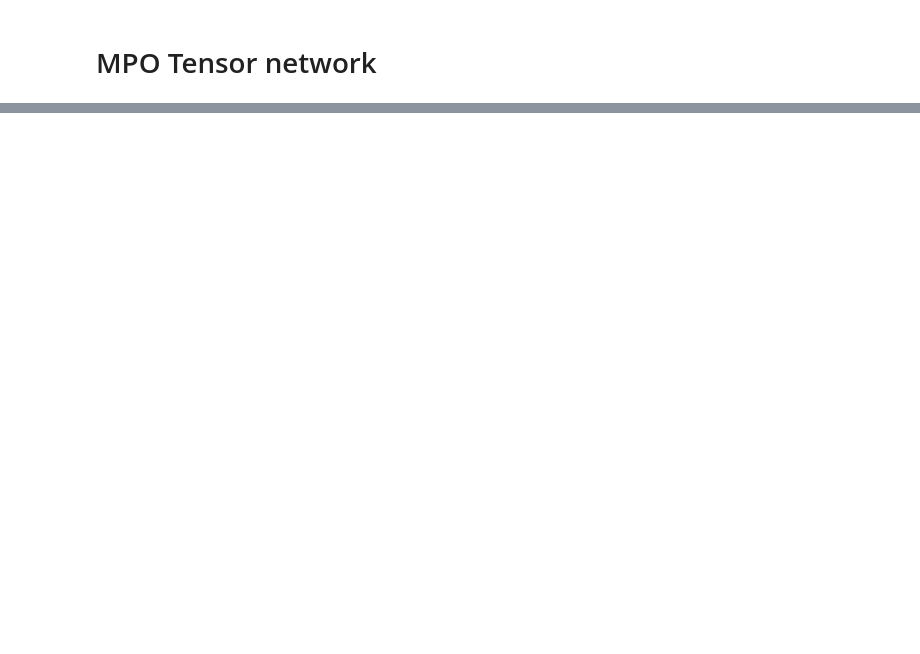
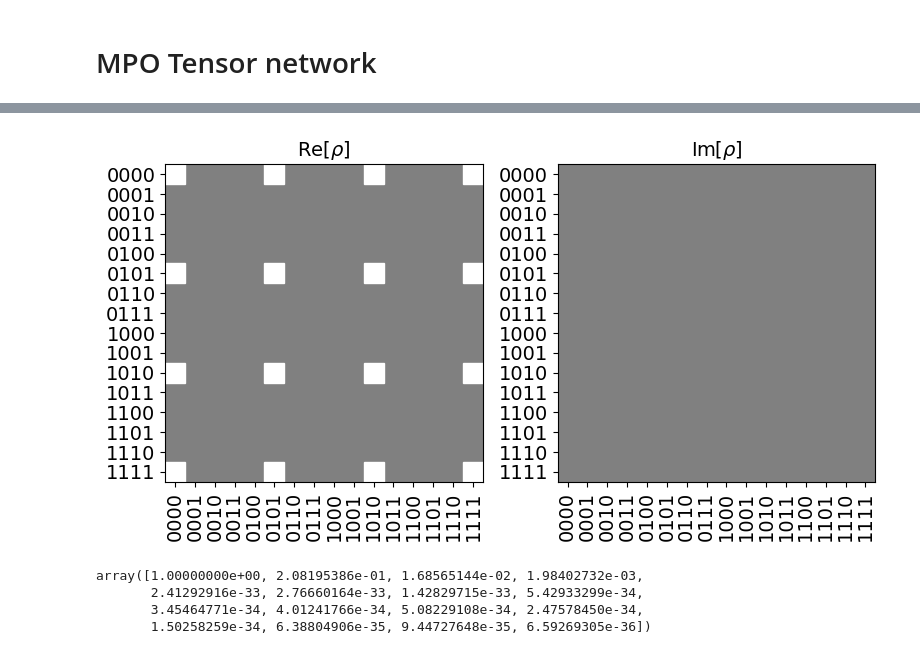
Before and after one commit to jkfids/corrqec2, a Jupyter notebook: notebooks/spc_tn.ipynb, the cells around one changed output, grey strips where cells are left out. Saved outputs shown, nothing was run; the diff lists cells and outputs as text; code cells hidden in the pictures; blank space fills up the shorter version.

```diff
--- a/notebooks/spc_tn.ipynb
+++ b/notebooks/spc_tn.ipynb
@@ -14,12 +49,22 @@ dE = 2
 dS2 = dS * dS
 dE2 = dE * dE
 dS4 = dS2 * dS2
+dE4 = dE2 * dE2
 
-unitary = qi.random_unitary(dS * dE)
-U = UnitarySE.from_unitary(unitary.data, dS, dE)
-# rho_init = qi.random_density_matrix(dE)
-rho_init = qi.DensityMatrix(qi.random_statevector(dE))
+# unitary = qi.random_unitary(dS * dE).data
+# unitary = np.eye(dS * dE)
+unitary = h_unitary
+U = UnitarySE.from_unitary(unitary, dS, dE)
+rho_init = qi.random_density_matrix(dE)
+# rho_init = qi.DensityMatrix(qi.random_statevector(dE))
 r = QuantumState.from_matrix(rho_init.data, dE=dE)
 
 U_init = r @ U
 U_init = U_init.reshape(1, dS2, dS2, dE2)
+# U_final = U.trace_subsystem(3)
+U_final = Tensor(U.trace_subsystem(3).data / dE)
+
+# Twirled tensors
+V = U.link_product(P, [1, 2], [0, 1])
+V_init = U_init.link_product(P, [1, 2], [0, 1]).reshape(dE2, 4)
+V_final = U_final.link_product(P, [1, 2], [0, 1]).reshape(dE2, 4)
@@ -25,0 +147,16 @@ U_init = U_init.reshape(1, dS2, dS2, dE2)
+# %%
+plot_state_hinton(T.data)
+# %% [output]
+[figure, added]
+# %%
+V_conj = Tensor(V.data.conj())
+T = V.link_product(V_conj, 2, 2)
+T = T.transpose(0, 1, 2, 3).reshape(16, 16)
+e = np.linalg.eigvals(T.data)
+reals = e * np.conj(e)
+reals.real / reals.real.max()
+# %% [output]
+array([1.00000000e+00, 2.08195386e-01, 1.68565144e-02, 1.98402732e-03,
+       2.41292916e-33, 2.76660164e-33, 1.42829715e-33, 5.42933299e-34,
+       3.45464771e-34, 4.01241766e-34, 5.08229108e-34, 2.47578450e-34,
+       1.50258259e-34, 6.38804906e-35, 9.44727648e-35, 6.59269305e-36])
```
Also changed, not shown: parts of 33 cells of this notebook, 5 other files.
